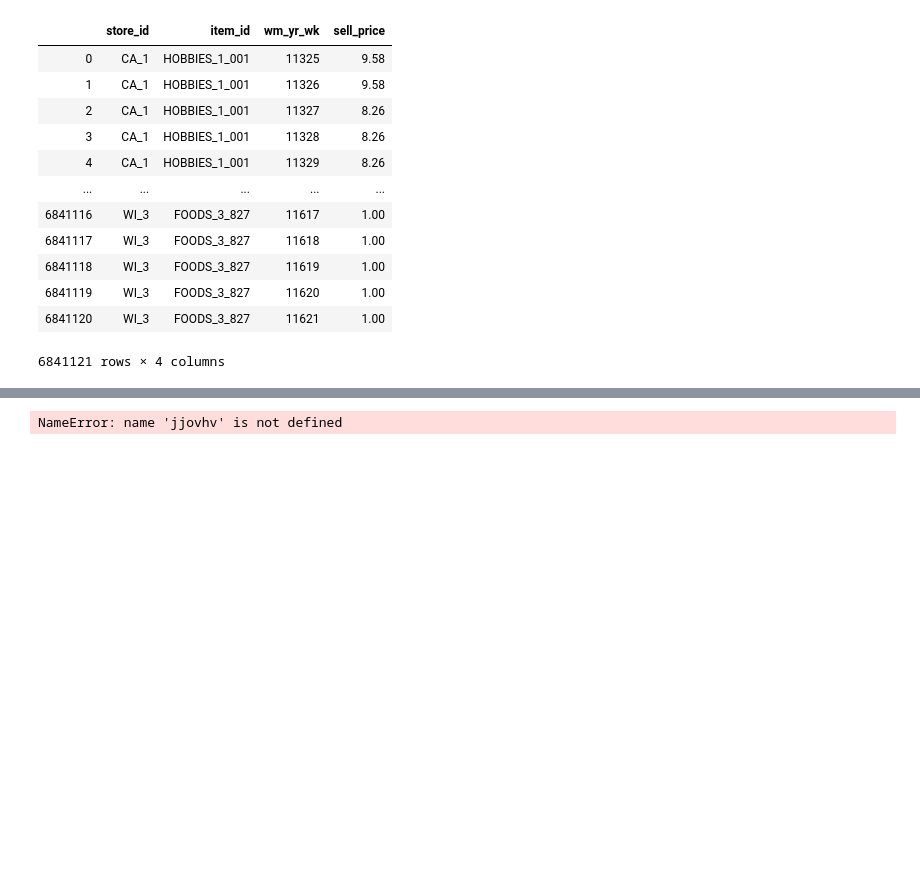
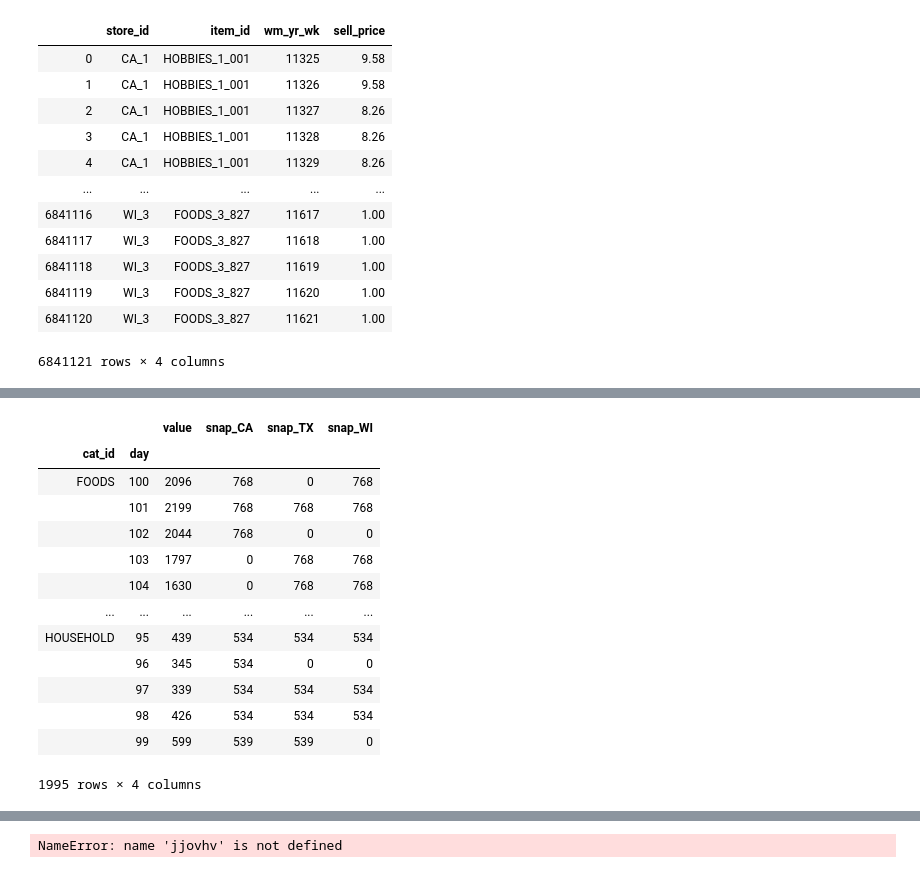
Before and after one commit to TAIR-Project/kaggle-m5-accuracy, a Jupyter notebook: m5_analysis-checkpoint.ipynb, the cells around one changed output, grey strips where cells are left out. Drawn from its saved outputs; the diff is of its cells as text; code cells hidden in the pictures; blank space fills up the shorter version.

```diff
--- a/m5_analysis-checkpoint.ipynb
+++ b/m5_analysis-checkpoint.ipynb
@@ -378,0 +401,17 @@ df_term
+# %%
+df_term_comp
+# %% [output]
+|  |  | value | snap_CA | snap_TX | snap_WI |
+| cat_id | day |  |  |  |  |
+| FOODS | 100 | 2096 | 768 | 0 | 768 |
+|  | 101 | 2199 | 768 | 768 | 768 |
+|  | 102 | 2044 | 768 | 0 | 0 |
+|  | 103 | 1797 | 0 | 768 | 768 |
+|  | 104 | 1630 | 0 | 768 | 768 |
+| ... | ... | ... | ... | ... | ... |
+| HOUSEHOLD | 95 | 439 | 534 | 534 | 534 |
+|  | 96 | 345 | 534 | 0 | 0 |
+|  | 97 | 339 | 534 | 534 | 534 |
+|  | 98 | 426 | 534 | 534 | 534 |
+|  | 99 | 599 | 539 | 539 | 0 |
+1995 rows × 4 columns
```
Also changed, not shown: parts of 5 cells of this notebook.
